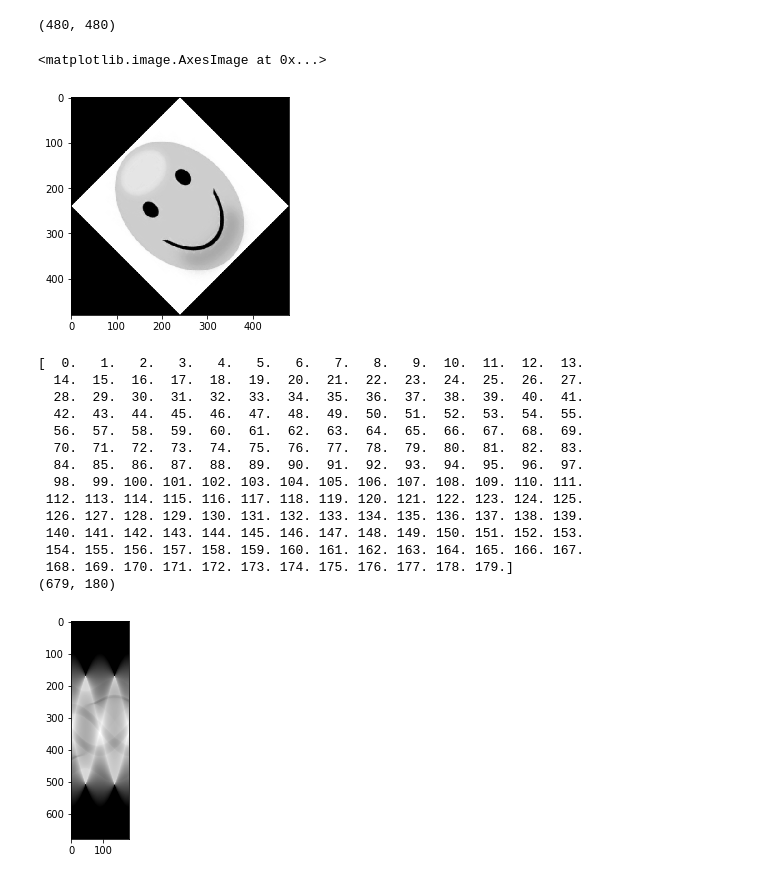
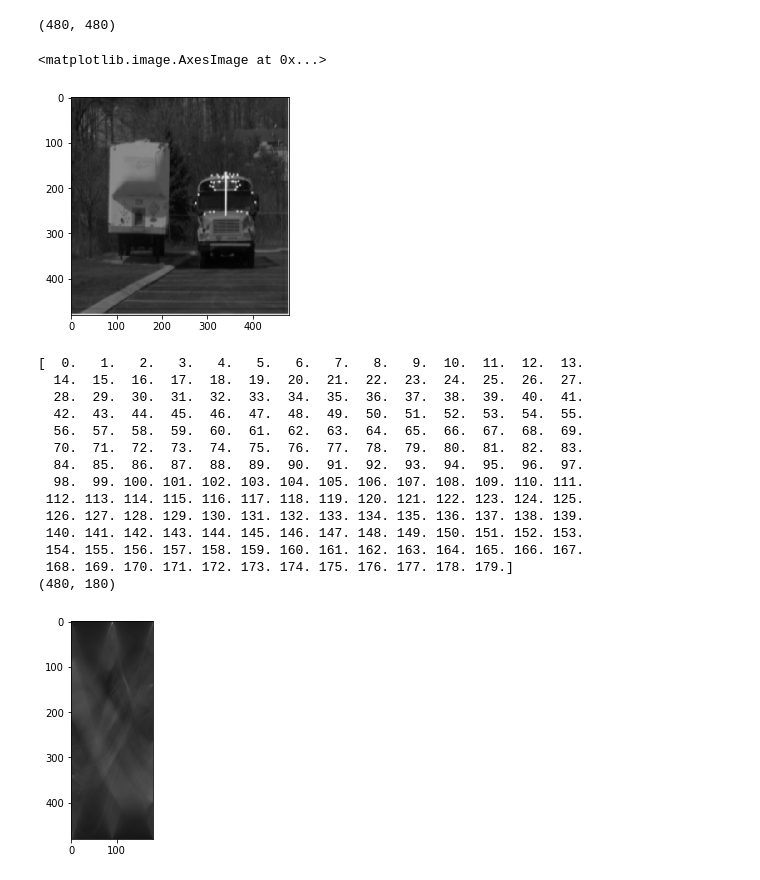
Before and after one commit to SachinG007/Sym_radon, a Jupyter notebook: jupyter_notebooks/Sym_Radon.ipynb, the cells around one changed output. Cells and saved outputs as stored; diff of their text form; code cells hidden in the pictures.

Commit message:
Analysis , Plots Made

```diff
--- a/jupyter_notebooks/Sym_Radon.ipynb
+++ b/jupyter_notebooks/Sym_Radon.ipynb
@@ -11,9 +11,9 @@ import matplotlib.pyplot as plt
 import sewar
 %matplotlib inline
 # %%
-img = cv2.imread("../images/ball.png",0)
+img = cv2.imread("../images/bus.png",0)
 
-img = scipy.ndimage.rotate(img, 45)
+# img = scipy.ndimage.rotate(img, 30)
 imgo = np.copy(img)
 img = cv2.resize(img,(480,480))
 # img = np.ones((480,480), dtype='uint8')*255
@@ -25,28 +25,28 @@ print(imsize)
 plt.imshow(img, cmap='gray')
 # %% [output]
 <matplotlib.image.AxesImage at 0x...>
-[figure, old version]
+[figure, new version]
 # %%
 theta1 = np.linspace(0., 180., 180, endpoint=False)
 print(theta1)
-sinogram1 = radon(img, theta=theta1, circle=False)
+sinogram1 = radon(img, theta=theta1, circle=True)
 plt.imshow(sinogram1, cmap='gray')
 imsize = sinogram1.shape
 print(imsize)
 # %% [output]
 [  0.   1.   2.   3.   4.   5.   6.   7.   8.   9.  10.  11.  12.  13.
   14.  15.  16.  17.  18.  19.  20.  21.  22.  23.  24.  25.  26.  27.
   28.  29.  30.  31.  32.  33.  34.  35.  36.  37.  38.  39.  40.  41.
   42.  43.  44.  45.  46.  47.  48.  49.  50.  51.  52.  53.  54.  55.
   56.  57.  58.  59.  60.  61.  62.  63.  64.  65.  66.  67.  68.  69.
   70.  71.  72.  73.  74.  75.  76.  77.  78.  79.  80.  81.  82.  83.
   84.  85.  86.  87.  88.  89.  90.  91.  92.  93.  94.  95.  96.  97.
   98.  99. 100. 101. 102. 103. 104. 105. 106. 107. 108. 109. 110. 111.
  112. 113. 114. 115. 116. 117. 118. 119. 120. 121. 122. 123. 124. 125.
  126. 127. 128. 129. 130. 131. 132. 133. 134. 135. 136. 137. 138. 139.
  140. 141. 142. 143. 144. 145. 146. 147. 148. 149. 150. 151. 152. 153.
  154. 155. 156. 157. 158. 159. 160. 161. 162. 163. 164. 165. 166. 167.
  168. 169. 170. 171. 172. 173. 174. 175. 176. 177. 178. 179.]
-(679, 180)
+(480, 180)
-[figure, old version]
+[figure, new version]
 # %%
```
Also changed, not shown: parts of 5 cells of this notebook.
